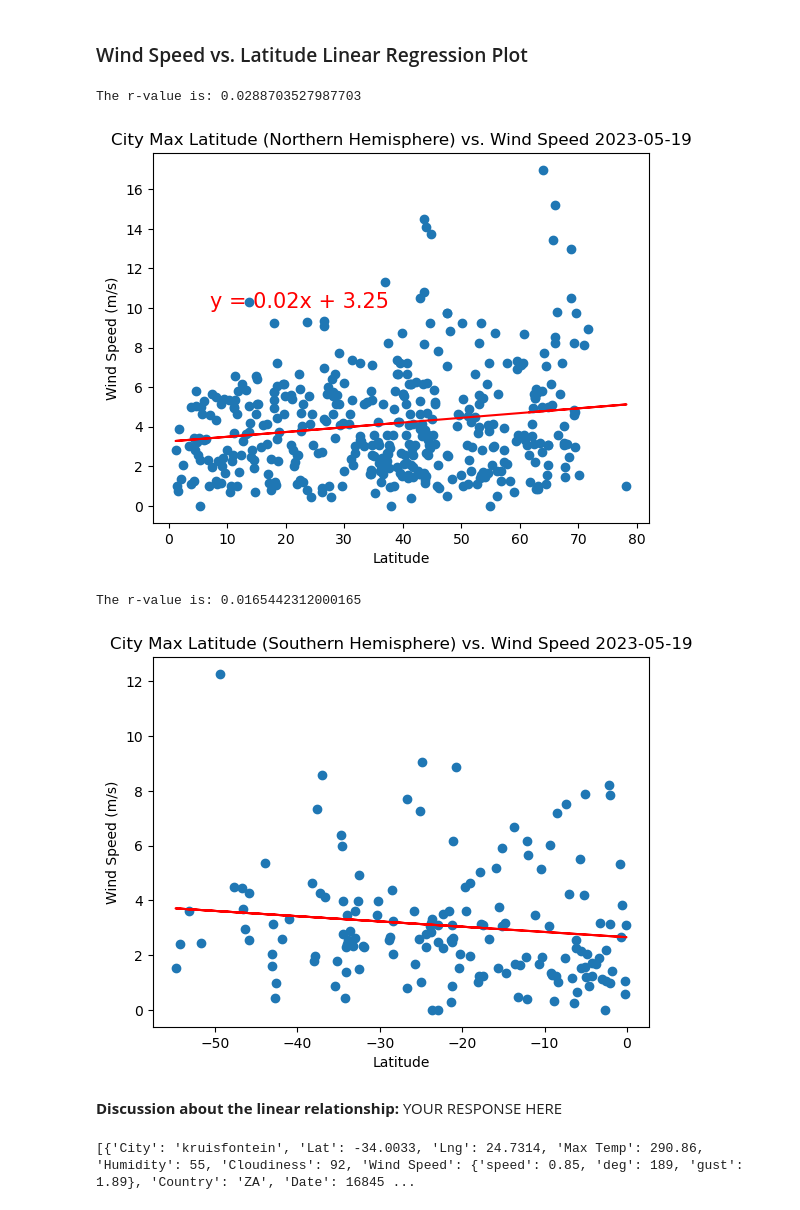
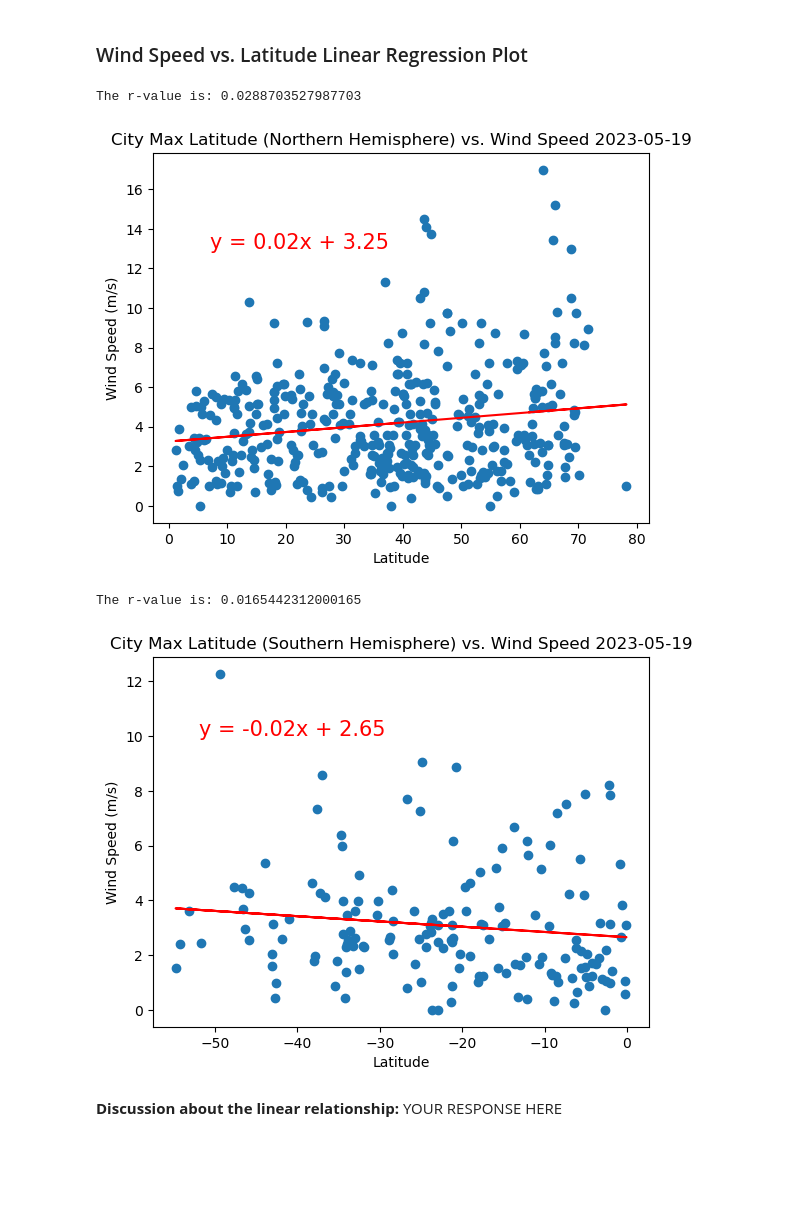
Before and after one commit to aglantzrbc/python-api-challenge, a Jupyter notebook: WeatherPy/WeatherPy.ipynb, the cells around one changed output. Cells and saved outputs as stored; diff of their text form; code cells hidden in the pictures; blank space fills up the shorter version.

```diff
--- a/WeatherPy/WeatherPy.ipynb
+++ b/WeatherPy/WeatherPy.ipynb
@@ -496,32 +496,32 @@ The r-value is: 0.0296686561748577
 # %%
 # Northern Hemisphere
 x_values = northern_hemi_df["Lat"]
 y_values = northern_hemi_df["Wind Speed"]
 
 # tweak where the equation appears on the plot
 regEQplotX = 0
 regEQplotY = 40
 
 # label the y axis
 y_label = 'Wind Speed (m/s)'
 plt.title("City Max Latitude (Northern Hemisphere) vs. Wind Speed 2023-05-19")
 plt.grid(True)
 
 # run the function with all 5 variables and store the returned values
 line_eq, r_squared = linearRegression(x_values, y_values, regEQplotX, regEQplotY, y_label)
 
 # annotate the plot with line equation and r-squared value
-plt.annotate(line_eq, (7, 10), fontsize=15, color="red")
+plt.annotate(line_eq, (7, 13), fontsize=15, color="red")
 
 plt.yticks(np.arange(0, max(y_values)+1, 2), np.arange(0, max(y_values)+1, 2, dtype=int))
 
 
 # save the plot as a png to the neighboring output_data folder
 plt.savefig("output_data/Fig9.png")
 plt.show()
 # %% [output]
 The r-value is: 0.0288703527987703
-[figure, old version]
+[figure, new version]
 # %%
 # Southern Hemisphere
 x_values = southern_hemi_df["Lat"]
@@ -540,13 +540,13 @@ plt.grid(True)
 line_eq, r_squared = linearRegression(x_values, y_values, regEQplotX, regEQplotY, y_label)
 
 # annotate the plot with line equation and r-squared value
-plt.annotate(line_eq, (-52, 111), fontsize=15, color="red")
+plt.annotate(line_eq, (-52, 10), fontsize=15, color="red")
 
 # save the plot as a png to the neighboring output_data folder
 plt.savefig("output_data/Fig8.png")
 plt.show()
 # %% [output]
 The r-value is: 0.0165442312000165
-[figure, old version]
+[figure, new version]
 # %% [markdown]
 **Discussion about the linear relationship:** YOUR RESPONSE HERE
@@ -560,4 +552,0 @@ print(city_url_percent)
-# %%
-print(city_data)
-# %% [output]
-[{'City': 'kruisfontein', 'Lat': -34.0033, 'Lng': 24.7314, 'Max Temp': 290.86, 'Humidity': 55, 'Cloudiness': 92, 'Wind Speed': {'speed': 0.85, 'deg': 189, 'gust': 1.89}, 'Country': 'ZA', 'Date': 16845 ...
```
Also changed, not shown: parts of 3 cells of this notebook.
